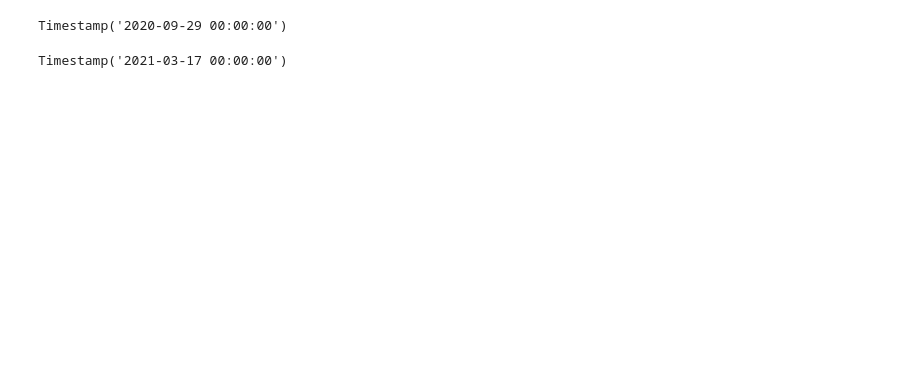
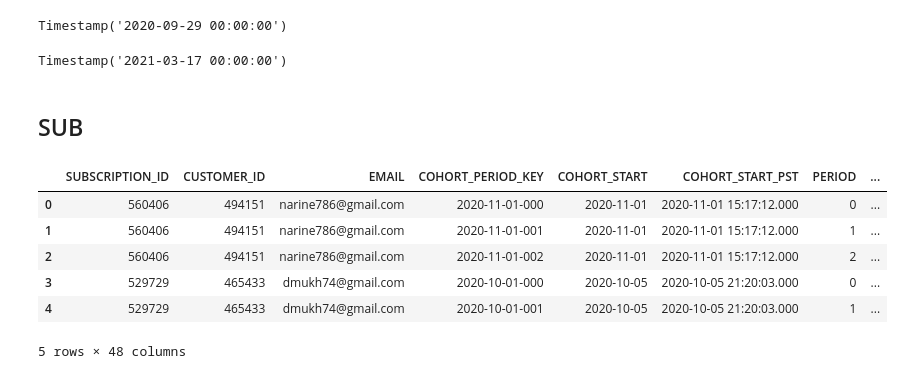
Before and after one commit to meaganlazer/Parking_Tickets_Timeseries, a Jupyter notebook: OrderData.ipynb, the cells around one changed output. Drawn from its saved outputs; the diff is of its cells as text; code cells hidden in the pictures; blank space fills up the shorter version.

```diff
--- a/OrderData.ipynb
+++ b/OrderData.ipynb
@@ -205,0 +186,13 @@ Timestamp('2021-03-17 00:00:00')
+# %% [markdown]
+## SUB
+# %%
+gold_sub = pd.read_csv('GOLD.csv')
+gold_sub.head()
+# %% [output]
+|  | SUBSCRIPTION_ID | CUSTOMER_ID | EMAIL | COHORT_PERIOD_KEY | COHORT_START | COHORT_START_PST | PERIOD | ... |
+| 0 | 560406 | 494151 | narine786@gmail.com | 2020-11-01-000 | 2020-11-01 | 2020-11-01 15:17:12.000 | 0 | ... |
+| 1 | 560406 | 494151 | narine786@gmail.com | 2020-11-01-001 | 2020-11-01 | 2020-11-01 15:17:12.000 | 1 | ... |
+| 2 | 560406 | 494151 | narine786@gmail.com | 2020-11-01-002 | 2020-11-01 | 2020-11-01 15:17:12.000 | 2 | ... |
+| 3 | 529729 | 465433 | dmukh74@gmail.com | 2020-10-01-000 | 2020-10-05 | 2020-10-05 21:20:03.000 | 0 | ... |
+| 4 | 529729 | 465433 | dmukh74@gmail.com | 2020-10-01-001 | 2020-10-05 | 2020-10-05 21:20:03.000 | 1 | ... |
+5 rows × 48 columns
```
Also changed, not shown: parts of 31 cells of this notebook.
